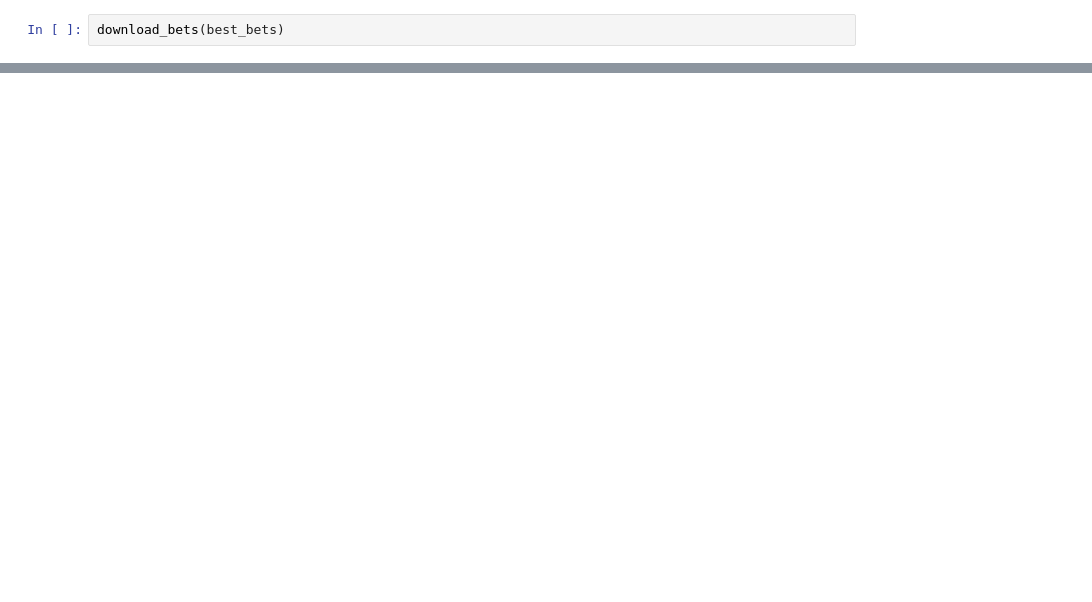
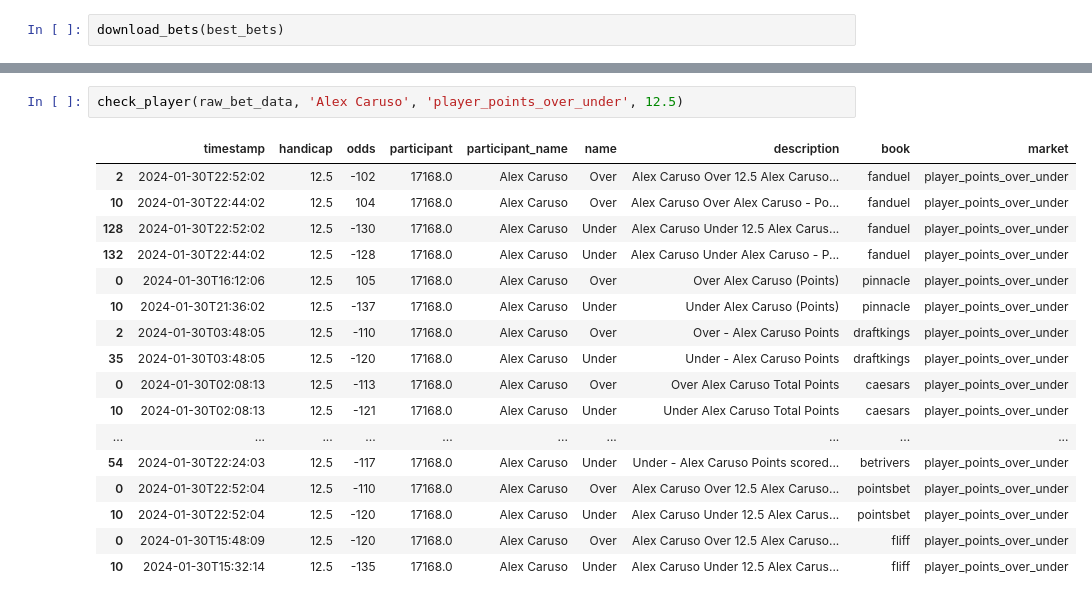
Before and after one commit to 24parida/PositiveEV, a Jupyter notebook: CurrentTesting/prizepicks_current.ipynb, the cells around one changed output, grey strips where cells are left out. Saved outputs shown, nothing was run; the diff lists cells and outputs as text; blank space fills up the shorter version.

```diff
--- a/CurrentTesting/prizepicks_current.ipynb
+++ b/CurrentTesting/prizepicks_current.ipynb
@@ -215,0 +245,20 @@ NameError: name 'raw_bet_data' is not defined
+# %%
+check_player(raw_bet_data, 'Alex Caruso', 'player_points_over_under', 12.5)
+# %% [output]
+|  | timestamp | handicap | odds | participant | participant_name | name | description | book | market |
+| 2 | 2024-01-30T22:52:02 | 12.5 | -102 | 17168.0 | Alex Caruso | Over | Alex Caruso Over 12.5 Alex Caruso... | fanduel | player_points_over_under |
+| 10 | 2024-01-30T22:44:02 | 12.5 | 104 | 17168.0 | Alex Caruso | Over | Alex Caruso Over Alex Caruso - Po... | fanduel | player_points_over_under |
+| 128 | 2024-01-30T22:52:02 | 12.5 | -130 | 17168.0 | Alex Caruso | Under | Alex Caruso Under 12.5 Alex Carus... | fanduel | player_points_over_under |
+| 132 | 2024-01-30T22:44:02 | 12.5 | -128 | 17168.0 | Alex Caruso | Under | Alex Caruso Under Alex Caruso - P... | fanduel | player_points_over_under |
+| 0 | 2024-01-30T16:12:06 | 12.5 | 105 | 17168.0 | Alex Caruso | Over | Over Alex Caruso (Points) | pinnacle | player_points_over_under |
+| 10 | 2024-01-30T21:36:02 | 12.5 | -137 | 17168.0 | Alex Caruso | Under | Under Alex Caruso (Points) | pinnacle | player_points_over_under |
+| 2 | 2024-01-30T03:48:05 | 12.5 | -110 | 17168.0 | Alex Caruso | Over | Over - Alex Caruso Points | draftkings | player_points_over_under |
+| 35 | 2024-01-30T03:48:05 | 12.5 | -120 | 17168.0 | Alex Caruso | Under | Under - Alex Caruso Points | draftkings | player_points_over_under |
+| 0 | 2024-01-30T02:08:13 | 12.5 | -113 | 17168.0 | Alex Caruso | Over | Over Alex Caruso Total Points | caesars | player_points_over_under |
+| 10 | 2024-01-30T02:08:13 | 12.5 | -121 | 17168.0 | Alex Caruso | Under | Under Alex Caruso Total Points | caesars | player_points_over_under |
+| ... | ... | ... | ... | ... | ... | ... | ... | ... | ... |
+| 54 | 2024-01-30T22:24:03 | 12.5 | -117 | 17168.0 | Alex Caruso | Under | Under - Alex Caruso Points scored... | betrivers | player_points_over_under |
+| 0 | 2024-01-30T22:52:04 | 12.5 | -110 | 17168.0 | Alex Caruso | Over | Alex Caruso Over 12.5 Alex Caruso... | pointsbet | player_points_over_under |
+| 10 | 2024-01-30T22:52:04 | 12.5 | -120 | 17168.0 | Alex Caruso | Under | Alex Caruso Under 12.5 Alex Carus... | pointsbet | player_points_over_under |
+| 0 | 2024-01-30T15:48:09 | 12.5 | -120 | 17168.0 | Alex Caruso | Over | Alex Caruso Over 12.5 Alex Caruso... | fliff | player_points_over_under |
+| 10 | 2024-01-30T15:32:14 | 12.5 | -135 | 17168.0 | Alex Caruso | Under | Alex Caruso Under 12.5 Alex Carus... | fliff | player_points_over_under |
```
Also changed, not shown: parts of 18 cells of this notebook, 3 other files.
